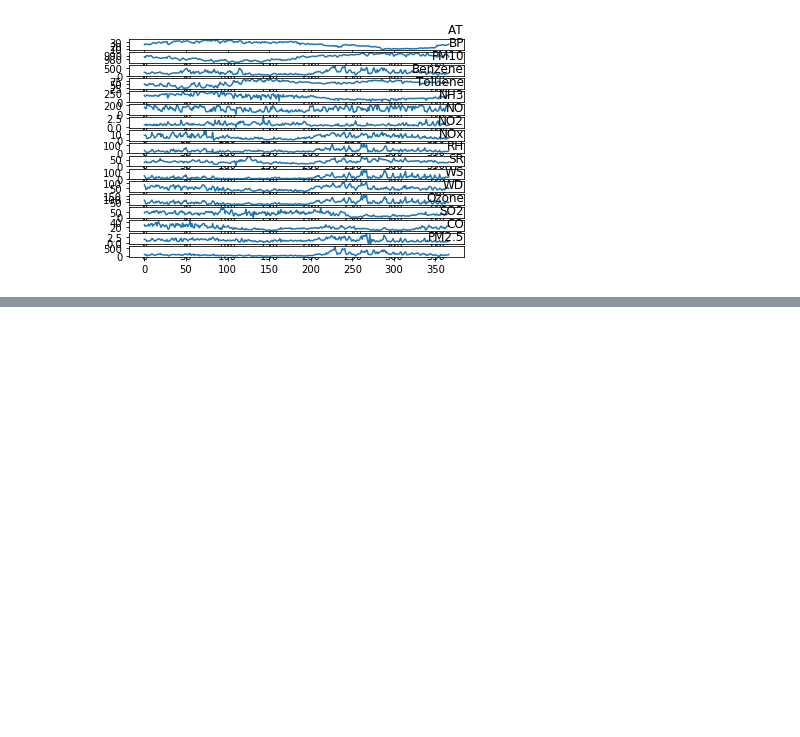
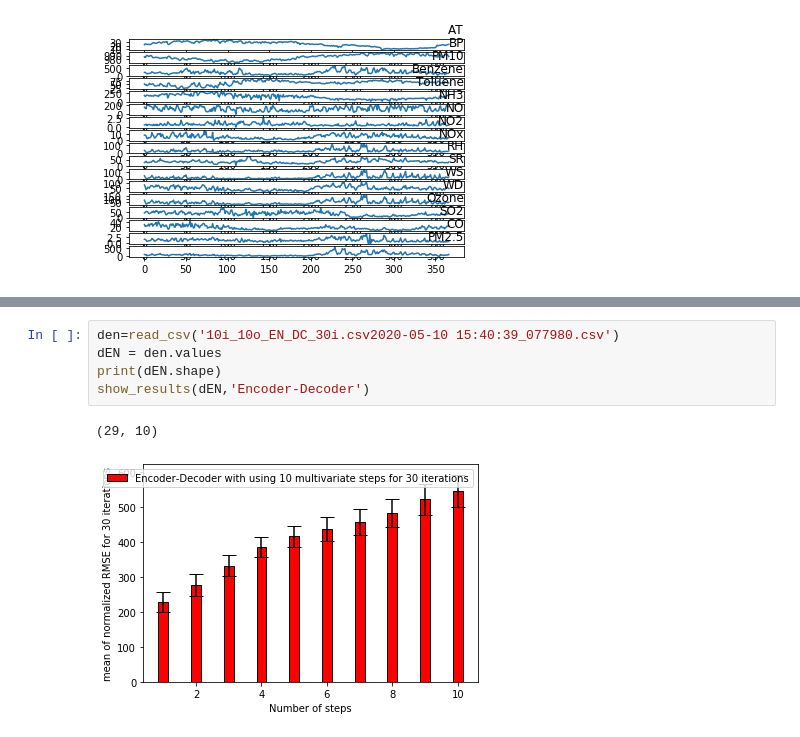
Before and after one commit to sydney-machine-learning/airpollution_deeplearning, a Jupyter notebook: pollution.ipynb, the cells around one changed output, grey strips where cells are left out. Saved outputs shown, nothing was run; the diff lists cells and outputs as text; blank space fills up the shorter version.

```diff
--- a/pollution.ipynb
+++ b/pollution.ipynb
@@ -511,0 +549,8 @@ plt.plot(result[0])
+# %%
+den=read_csv('10i_10o_EN_DC_30i.csv2020-05-10 15:40:39_077980.csv')
+dEN = den.values
+print(dEN.shape)
+show_results(dEN,'Encoder-Decoder')
+# %% [output]
+(29, 10)
+[figure, added]
```
Also changed, not shown: parts of 24 cells of this notebook.
